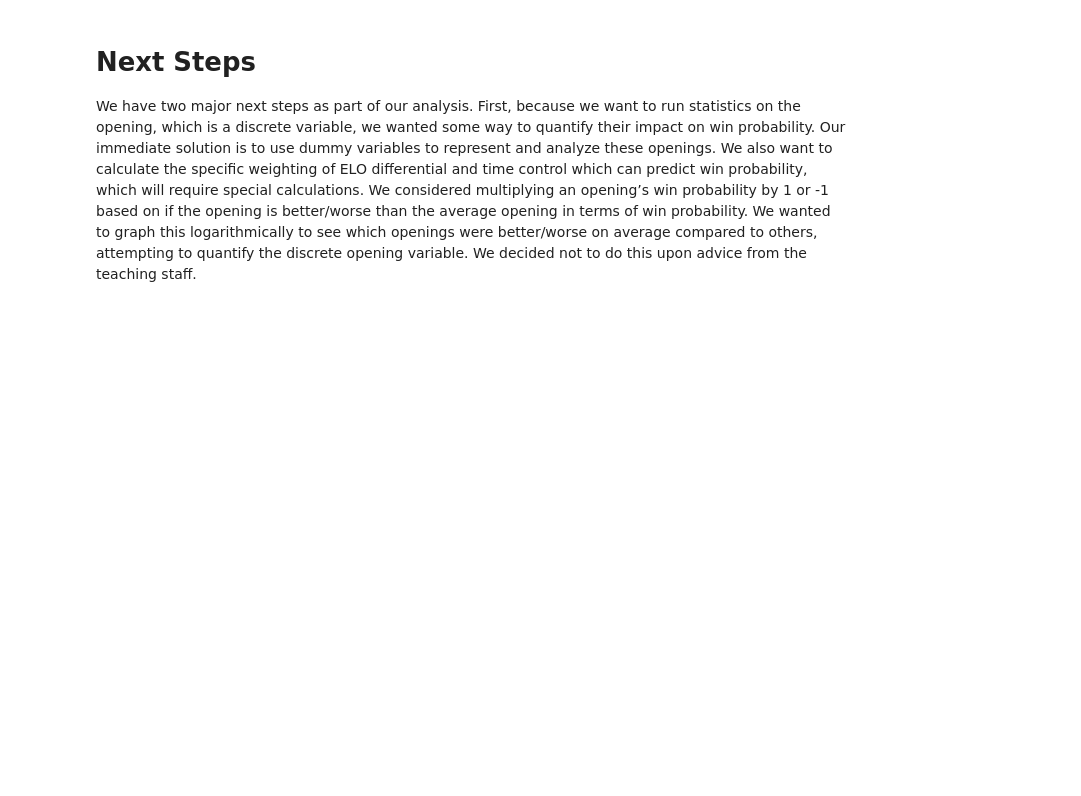
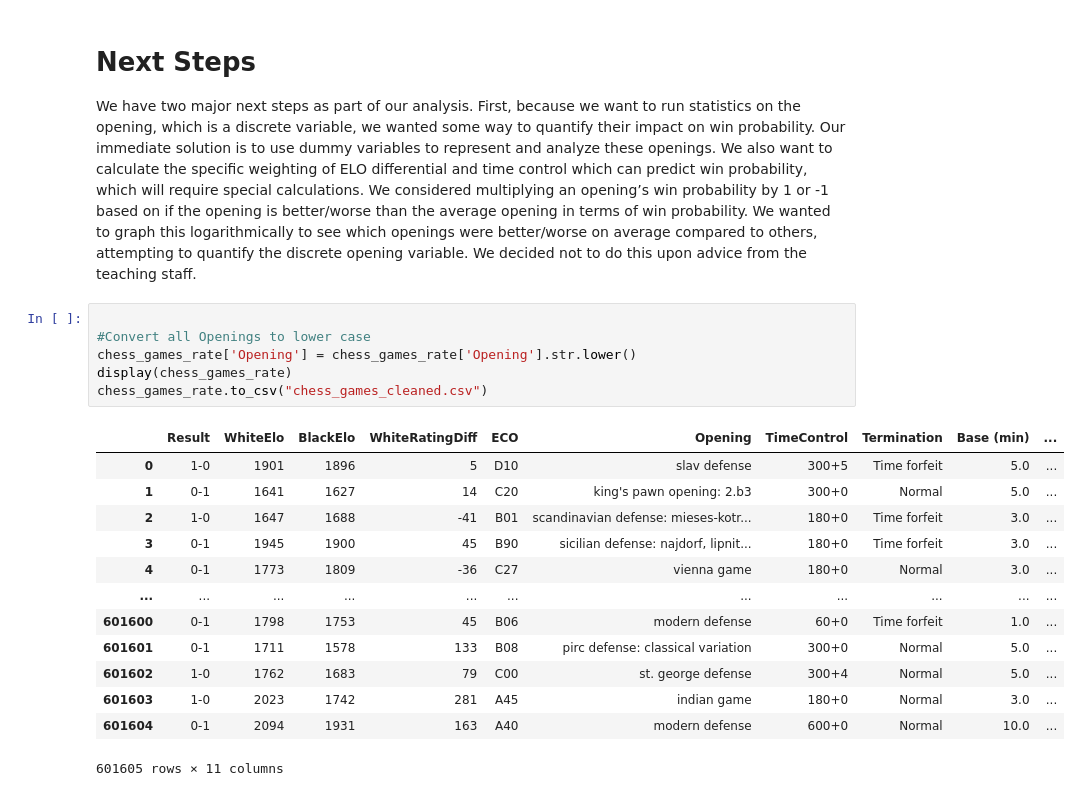
Before and after one commit to jeanie-liu/chess_win_predictor, a Jupyter notebook: p4_UPDATED.ipynb, the cells around one changed output. Saved outputs shown, nothing was run; the diff lists cells and outputs as text; blank space fills up the shorter version.

Commit message:
Phase4
Created a new file so that it would be easier and faster to run everything - new cleaned file is chess_games_cleaned.csv

```diff
--- a/p4_UPDATED.ipynb
+++ b/p4_UPDATED.ipynb
@@ -589,6 +789,26 @@ Elo rating differential will be a more influential factor than opening played in
 # Next Steps
 
 We have two major next steps as part of our analysis. First, because we want to run statistics on the opening, which is a discrete variable, we wanted some way to quantify their impact on win probability. Our immediate solution is to use dummy variables to represent and analyze these openings. We also want to calculate the specific weighting of ELO differential and time control which can predict win probability, which will require special calculations. We considered multiplying an opening’s win probability by 1 or -1 based on if the opening is better/worse than the average opening in terms of win probability. We wanted to graph this logarithmically to see which openings were better/worse on average compared to others, attempting to quantify the discrete opening variable. We decided not to do this upon advice from the teaching staff.
+# %%
+
+#Convert all Openings to lower case
+chess_games_rate['Opening'] = chess_games_rate['Opening'].str.lower()
+display(chess_games_rate)
+chess_games_rate.to_csv("chess_games_cleaned.csv")
+# %% [output]
+|  | Result | WhiteElo | BlackElo | WhiteRatingDiff | ECO | Opening | TimeControl | Termination | Base (min) | ... |
+| 0 | 1-0 | 1901 | 1896 | 5 | D10 | slav defense | 300+5 | Time forfeit | 5.0 | ... |
+| 1 | 0-1 | 1641 | 1627 | 14 | C20 | king's pawn opening: 2.b3 | 300+0 | Normal | 5.0 | ... |
+| 2 | 1-0 | 1647 | 1688 | -41 | B01 | scandinavian defense: mieses-kotr... | 180+0 | Time forfeit | 3.0 | ... |
+| 3 | 0-1 | 1945 | 1900 | 45 | B90 | sicilian defense: najdorf, lipnit... | 180+0 | Time forfeit | 3.0 | ... |
+| 4 | 0-1 | 1773 | 1809 | -36 | C27 | vienna game | 180+0 | Normal | 3.0 | ... |
+| ... | ... | ... | ... | ... | ... | ... | ... | ... | ... | ... |
+| 601600 | 0-1 | 1798 | 1753 | 45 | B06 | modern defense | 60+0 | Time forfeit | 1.0 | ... |
+| 601601 | 0-1 | 1711 | 1578 | 133 | B08 | pirc defense: classical variation | 300+0 | Normal | 5.0 | ... |
+| 601602 | 1-0 | 1762 | 1683 | 79 | C00 | st. george defense | 300+4 | Normal | 5.0 | ... |
+| 601603 | 1-0 | 2023 | 1742 | 281 | A45 | indian game | 180+0 | Normal | 3.0 | ... |
+| 601604 | 0-1 | 2094 | 1931 | 163 | A40 | modern defense | 600+0 | Normal | 10.0 | ... |
+601605 rows × 11 columns
 # %%
 #CLASSIFICATION FOR EACH OPENING --> Open Game, Semi-open game, Semi-Closed game, Closed gam
 #Convert all Openings to lower case
```
Also changed, not shown: parts of 17 cells of this notebook, 1 other file.
